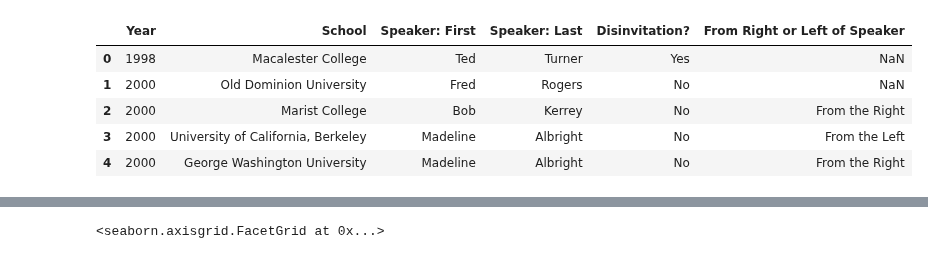
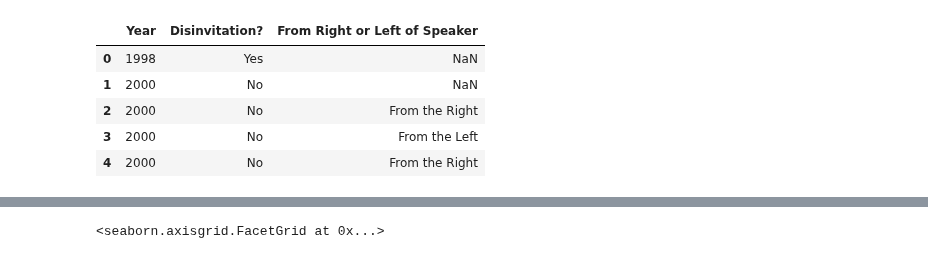
Before and after one commit to afolsom/free-speech, a Jupyter notebook: disinvite_analysis.ipynb, the cells around one changed output, grey strips where cells are left out. Saved outputs shown, nothing was run; the diff lists cells and outputs as text; code cells hidden in the pictures.

```diff
--- a/disinvite_analysis.ipynb
+++ b/disinvite_analysis.ipynb
@@ -14,15 +14,15 @@ df.head()
 | 3 | 2000 | University of California, Berkeley | Madeline Albright | NaN | Madeline | NaN | Albright | Commencement | ... |
 | 4 | 2000 | George Washington University | Madeline Albright | NaN | Madeline | NaN | Albright | Commencement | ... |
 # %%
-df2=df[["Year","School","Speaker: First","Speaker: Last","Disinvitation?","From Right or Left of Speaker"]]
+df2=df[["Year","Disinvitation?","From Right or Left of Speaker"]]
 df2.head()
 # %% [output]
-|  | Year | School | Speaker: First | Speaker: Last | Disinvitation? | From Right or Left of Speaker |
-| 0 | 1998 | Macalester College | Ted | Turner | Yes | NaN |
-| 1 | 2000 | Old Dominion University | Fred | Rogers | No | NaN |
-| 2 | 2000 | Marist College | Bob | Kerrey | No | From the Right |
-| 3 | 2000 | University of California, Berkeley | Madeline | Albright | No | From the Left |
-| 4 | 2000 | George Washington University | Madeline | Albright | No | From the Right |
+|  | Year | Disinvitation? | From Right or Left of Speaker |
+| 0 | 1998 | Yes | NaN |
+| 1 | 2000 | No | NaN |
+| 2 | 2000 | No | From the Right |
+| 3 | 2000 | No | From the Left |
+| 4 | 2000 | No | From the Right |
 # %%
 df2=df2.dropna().reset_index(drop=True)
 # %%
```
Also changed, not shown: parts of 8 cells of this notebook.
